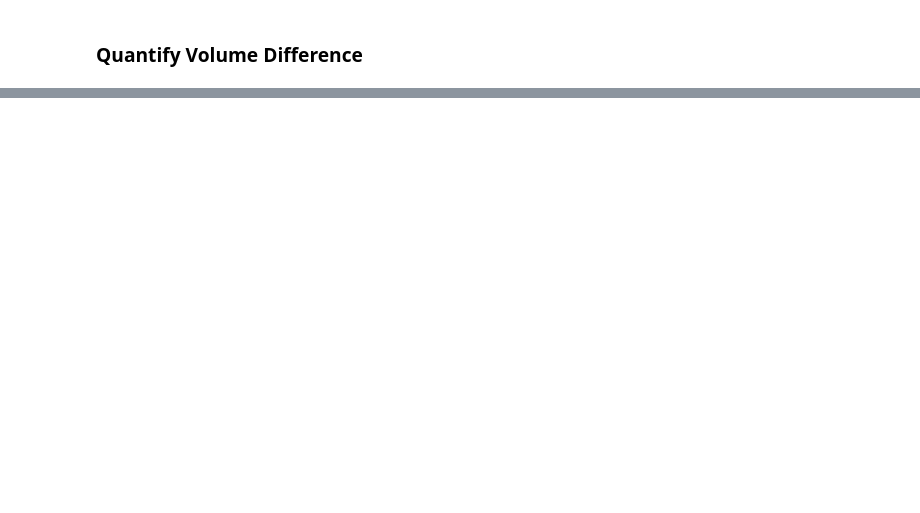
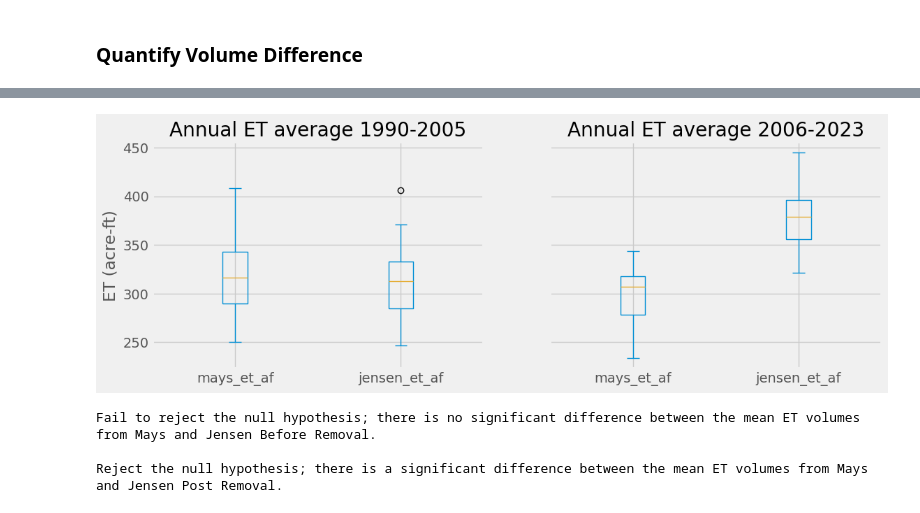
Before and after one commit to sciencebyAJ/OWRD_Training_20240927, a Jupyter notebook: Example_4_OpenET_JuniperRemovalPairedWS.ipynb, the cells around one changed output, grey strips where cells are left out. Cells and saved outputs as stored; diff of their text form; code cells hidden in the pictures; blank space fills up the shorter version.

Commit message:
Including t-test for pre-post removal evaluation

```diff
--- a/Example_4_OpenET_JuniperRemovalPairedWS.ipynb
+++ b/Example_4_OpenET_JuniperRemovalPairedWS.ipynb
@@ -261,0 +271,16 @@ plt.show()
+# %%
+m2km = 1000
+mm2km = 1000*1000
+km3_2_af = 810714
+
+maysws_gdf_AREAm2 = maysws_gdf.to_crs(epsg=32610)
+jensenws_gdf_AREAm2 = jensenws_gdf.to_crs(epsg=32610)
+#extract area
+mayws_km2 =maysws_gdf_AREAm2.geometry.area.values[0]/(m2km*m2km)
+jensenws_km2 =jensenws_gdf_AREAm2.geometry.area.values[0]/(m2km*m2km)
+
+ann_dif_tmp = ann_dif.copy()
+ann_dif_tmp['mays_et_af'] = km3_2_af*ann_dif_tmp['mays_et_mm']*mayws_km2/mm2km
+ann_dif_tmp['jensen_et_af'] = km3_2_af*ann_dif_tmp['jensen_et_mm']*jensenws_km2/mm2km
+
+ann_dif_af=ann_dif_tmp[['mays_et_af', 'jensen_et_af']]
@@ -261,0 +308,45 @@ plt.show()
+# %%
+plt.style.use('fivethirtyeight')
+fig,axs = plt.subplots(1,2,figsize=(12,4),sharey=True)
+ann_dif_af['1990-01-01':'2005-12-31'][['mays_et_af', 'jensen_et_af']].plot(kind='box', ax=axs[0])
+axs[0].title.set_text('Annual ET average 1990-2005')
+axs[0].set_ylabel('ET (acre-ft)')
+ann_dif_af['2006-01-01':'2023-12-31'][['mays_et_af', 'jensen_et_af']].plot(kind='box', ax=axs[1])
+axs[1].title.set_text('Annual ET average 2006-2023')
+plt.show()
+# %% [output]
+[figure, added]
+# %%
+# Import the necessary libraries:
+import seaborn as sns
+import numpy as np
+from scipy import stats
+
+B_MAYS = np.array(ann_dif_af['1990-01-01':'2005-12-31']['mays_et_af'])
+B_JENSEN =np.array(ann_dif_af['1990-01-01':'2005-12-31']['jensen_et_af'])
+
+A_MAYS  = np.array(ann_dif_af['2006-01-01':'2023-12-31']['mays_et_af'])
+A_JENSEN = np.array(ann_dif_af['2006-01-01':'2023-12-31']['jensen_et_af'])
+
+
+# Perform the t-test:
+At_stat, Ap_value = stats.ttest_ind(A_MAYS, A_JENSEN)
+Bt_stat, Bp_value = stats.ttest_ind(B_MAYS, B_JENSEN)
+
+# Interpret the results:
+alpha = 0.05
+
+if Bp_value < alpha:
+  print("Reject the null hypothesis; there is a significant difference between the mean ET volumes from Mays and Jensen Before Removal.")
+else:
+  print("Fail to reject the null hypothesis; there is no significant difference between the mean ET volumes from Mays and Jensen Before Removal.")
+
+print('')
+if Ap_value < alpha:
+  print("Reject the null hypothesis; there is a significant difference between the mean ET volumes from Mays and Jensen Post Removal.")
+else:
+  print("Fail to reject the null hypothesis; there is no significant difference between the mean ET volumes from Mays and Jensen Post Removal.")
+# %% [output]
+Fail to reject the null hypothesis; there is no significant difference between the mean ET volumes from Mays and Jensen Before Removal.
+
+Reject the null hypothesis; there is a significant difference between the mean ET volumes from Mays and Jensen Post Removal.
```
Also changed, not shown: parts of 4 cells of this notebook.
